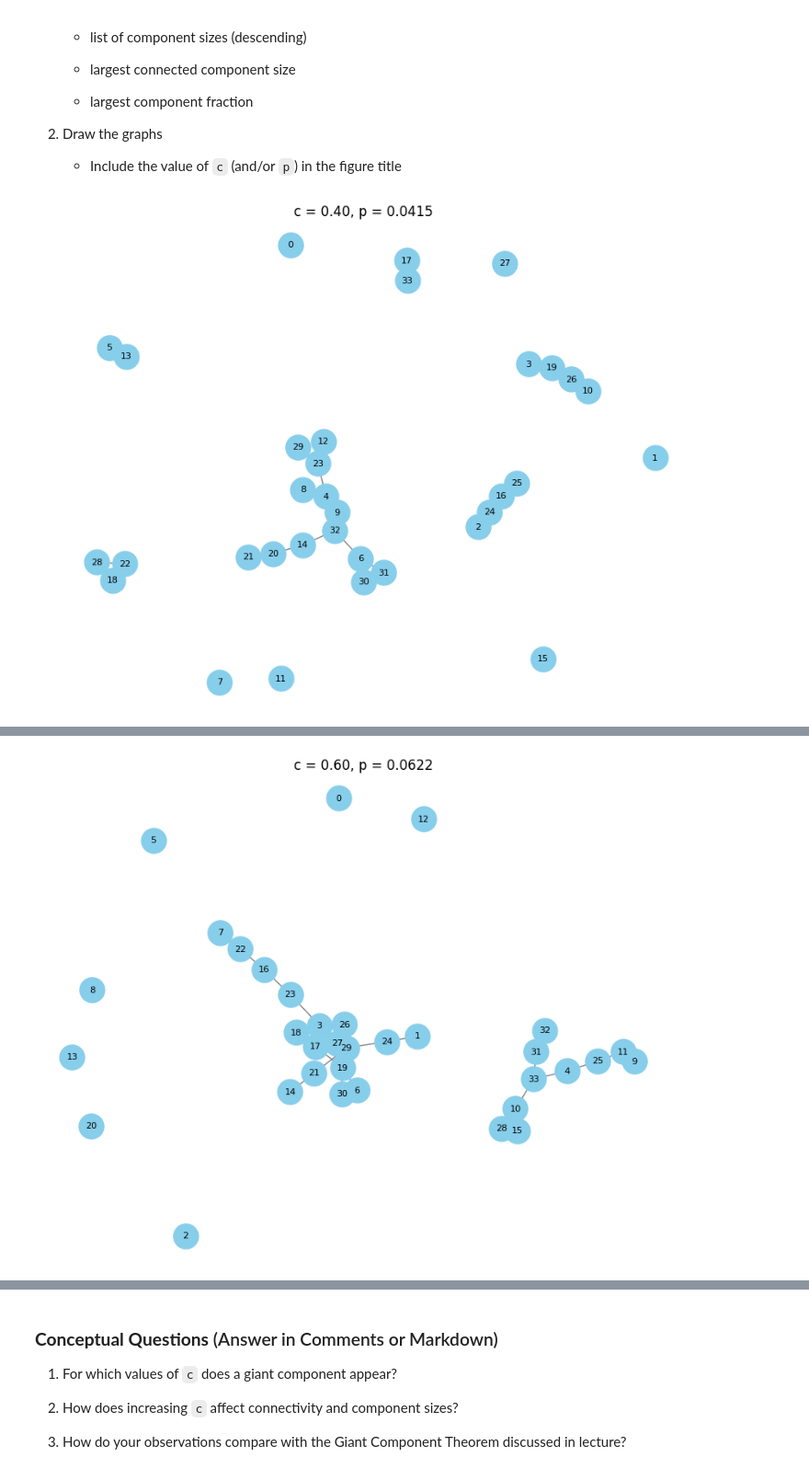
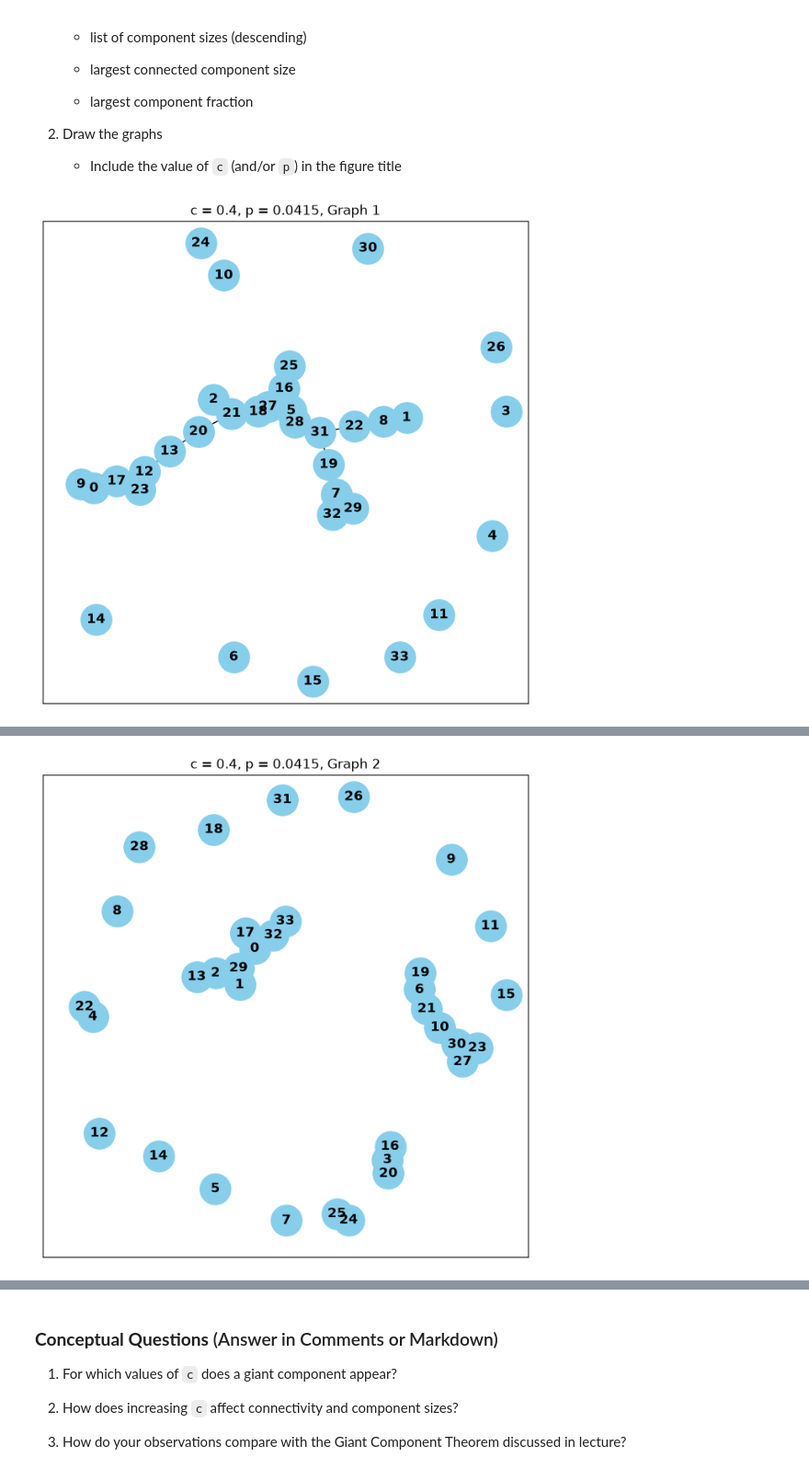
Before and after one commit to Guederas/CECS-427---Group-Project, a Jupyter notebook: Assignment1_427_Group2.ipynb, the cells around one changed output, grey strips where cells are left out. Shown at 92% size. Cells and saved outputs as stored; diff of their text form; code cells hidden in the pictures.

Commit message:
fixed it for 9 graphs

```diff
--- a/Assignment1_427_Group2.ipynb
+++ b/Assignment1_427_Group2.ipynb
@@ -275,14 +275,14 @@ def graph_info(graph) -> dict:
   largest_cc = component_sizes[0]
   largest_component_fraction = largest_cc/ num_of_nodes
 
-  graph_info[0] = {"number of nodes": nx.number_of_nodes(graph)}
-  graph_info[1] = {"number of edges": nx.number_of_edges(graph)}
-  graph_info[2] = {"density": round(nx.density(graph),2)}
-  graph_info[3] = {"is connected": nx.is_connected(graph)}
-  graph_info[4] = {"contains a 'giant component'": largest_component_fraction >= 0.5}
-  graph_info[5] = {"number of connected components" : num_of_connected_components}
-  graph_info[6] = {"list of component sizes (decending)" : component_sizes}
-  graph_info[7] = {"largest component size" : largest_cc}
-  graph_info[8] = {"largest component fraction": largest_component_fraction}
+  graph_info[0] = {"Number of nodes": nx.number_of_nodes(graph)}
+  graph_info[1] = {"Number of edges": nx.number_of_edges(graph)}
+  graph_info[2] = {"Density": round(nx.density(graph),2)}
+  graph_info[3] = {"Graph is connected": nx.is_connected(graph)}
+  graph_info[4] = {"Contains a 'giant component'": largest_component_fraction >= 0.5}
+  graph_info[5] = {"Number of connected components" : num_of_connected_components}
+  graph_info[6] = {"List of component sizes (decending)" : component_sizes}
+  graph_info[7] = {"Largest component size" : largest_cc}
+  graph_info[8] = {"Largest component fraction": largest_component_fraction}
 
   return graph_info
@@ -312,40 +289,42 @@ def draw_graph(graph, c,p):
 # %%
 import math
 import random
 
 # Assign n with number of nodes from the karate graph we calculated earlier (n = 34)
 n = num_of_nodes
 
-# Create 3 graphs with 34 nodes
-G1 = nx.Graph()
-G1.add_nodes_from(range(n)) # add nodes 0 through 33
-G2 = nx.Graph()
-G2.add_nodes_from(range(n))
-G3 = nx.Graph()
-G3.add_nodes_from(range(n))
-
-# Assign c values to respective graphs
-graph_c_values = {G1: 0.4, G2: 0.6, G3: 1.5}
+# Create a list with c values
+c_values = [0.4, 0.6, 1.5]
 
 # Assign edges using probability formula p = c * ln(n) / n, from class
 # We need to randomize a value at every pair of nodes
 # p is the probability of the pair of nodes having an edge
 # So we need the random value to be smaller than the corresponding p value
 
-# Calculate p for G1, and loop through node pairs (u,v)
-for graph, c in graph_c_values.items():
-    p = calculate_p(c,n)
-    for u in range(n):
-        for v in range(u + 1, n):
-            if random.random() < p:
-                graph.add_edge(u, v)
+# Loop through c values to calculate p for each iteration
+for c in c_values:
+    p = (c * math.log(n)) / n
 
-    # Draw the graph
-    draw_graph(graph, c, p)
+    # We need three graphs for each c value
+    for _ in range(3):
+        Gx = nx.Graph()
+        Gx.add_nodes_from(range(n)) # add nodes 0 through 33 (34 nodes)
 
-    # Display all graph's info
-    graph_inf = graph_info(graph)
-    for name, value in graph_inf.items():
-      print(f"{name}: {value}")
+        # Loop through node pairs (u,v), adding then if our random value is smaller than p
+        for u in range(n):
+            for v in range(u + 1, n):
+                if random.random() < p:
+                    Gx.add_edge(u, v)
+
+        # Plot the graph, including c and p in title
+        plt.figure(figsize=(8, 8))
+        plt.title(f"c = {c}, p = {p:.4f}, Graph {_ + 1}")
+        nx.draw_networkx(Gx, with_labels=True, node_color='skyblue', node_size=800, font_weight='bold')
+        plt.show()
+
+        # Display all graph's info
+        graph_inf = graph_info(Gx)
+        for value in graph_inf.values():
+            print(value)
 # %% [output]
-[figure, old version]
+[figure, new version]
@@ -361 +340 @@ for graph, c in graph_c_values.items():
-[figure, old version]
+[figure, new version]
```
Also changed, not shown: parts of 3 cells of this notebook.
